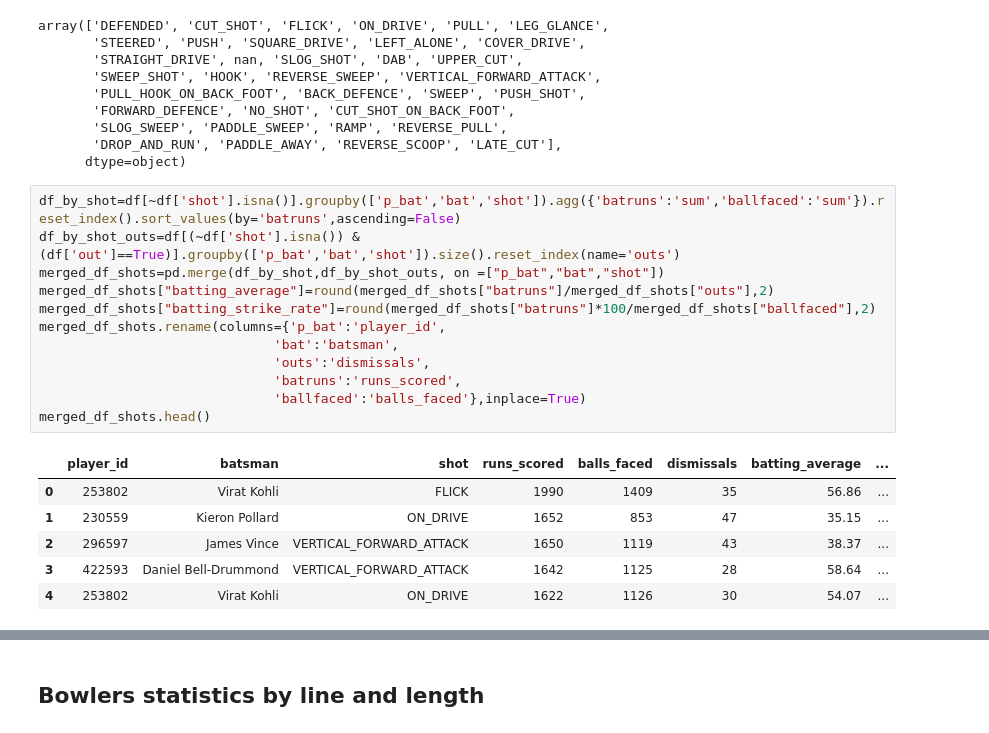
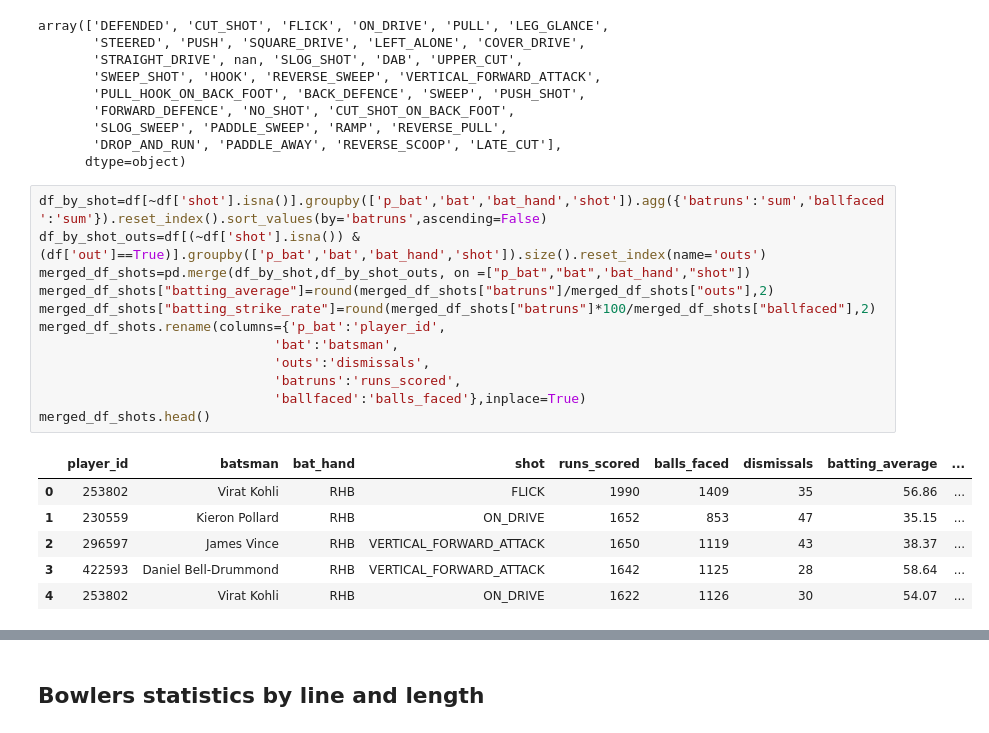
Before and after one commit to aneeshkrishna4739/TextToCSV_WithPandas, a Jupyter notebook: Extract Datasets.ipynb, the cells around one changed output, grey strips where cells are left out. Cells and saved outputs as stored; diff of their text form.

```diff
--- a/Extract Datasets.ipynb
+++ b/Extract Datasets.ipynb
@@ -504,24 +508,24 @@ array(['DEFENDED', 'CUT_SHOT', 'FLICK', 'ON_DRIVE', 'PULL', 'LEG_GLANCE',
        'DROP_AND_RUN', 'PADDLE_AWAY', 'REVERSE_SCOOP', 'LATE_CUT'],
       dtype=object)
 # %%
-df_by_shot=df[~df['shot'].isna()].groupby(['p_bat','bat','shot']).agg({'batruns':'sum','ballfaced':'sum'}).reset_index().sort_values(by='batruns',ascending=False)
-df_by_shot_outs=df[(~df['shot'].isna()) & (df['out']==True)].groupby(['p_bat','bat','shot']).size().reset_index(name='outs')
-merged_df_shots=pd.merge(df_by_shot,df_by_shot_outs, on =["p_bat","bat","shot"])
+df_by_shot=df[~df['shot'].isna()].groupby(['p_bat','bat','bat_hand','shot']).agg({'batruns':'sum','ballfaced':'sum'}).reset_index().sort_values(by='batruns',ascending=False)
+df_by_shot_outs=df[(~df['shot'].isna()) & (df['out']==True)].groupby(['p_bat','bat','bat_hand','shot']).size().reset_index(name='outs')
+merged_df_shots=pd.merge(df_by_shot,df_by_shot_outs, on =["p_bat","bat",'bat_hand',"shot"])
 merged_df_shots["batting_average"]=round(merged_df_shots["batruns"]/merged_df_shots["outs"],2)
 merged_df_shots["batting_strike_rate"]=round(merged_df_shots["batruns"]*100/merged_df_shots["ballfaced"],2)
 merged_df_shots.rename(columns={'p_bat':'player_id',
                               'bat':'batsman',
                               'outs':'dismissals',
                               'batruns':'runs_scored',
                               'ballfaced':'balls_faced'},inplace=True)
 merged_df_shots.head()
 # %% [output]
-|  | player_id | batsman | shot | runs_scored | balls_faced | dismissals | batting_average | ... |
-| 0 | 253802 | Virat Kohli | FLICK | 1990 | 1409 | 35 | 56.86 | ... |
-| 1 | 230559 | Kieron Pollard | ON_DRIVE | 1652 | 853 | 47 | 35.15 | ... |
-| 2 | 296597 | James Vince | VERTICAL_FORWARD_ATTACK | 1650 | 1119 | 43 | 38.37 | ... |
-| 3 | 422593 | Daniel Bell-Drummond | VERTICAL_FORWARD_ATTACK | 1642 | 1125 | 28 | 58.64 | ... |
-| 4 | 253802 | Virat Kohli | ON_DRIVE | 1622 | 1126 | 30 | 54.07 | ... |
+|  | player_id | batsman | bat_hand | shot | runs_scored | balls_faced | dismissals | batting_average | ... |
+| 0 | 253802 | Virat Kohli | RHB | FLICK | 1990 | 1409 | 35 | 56.86 | ... |
+| 1 | 230559 | Kieron Pollard | RHB | ON_DRIVE | 1652 | 853 | 47 | 35.15 | ... |
+| 2 | 296597 | James Vince | RHB | VERTICAL_FORWARD_ATTACK | 1650 | 1119 | 43 | 38.37 | ... |
+| 3 | 422593 | Daniel Bell-Drummond | RHB | VERTICAL_FORWARD_ATTACK | 1642 | 1125 | 28 | 58.64 | ... |
+| 4 | 253802 | Virat Kohli | RHB | ON_DRIVE | 1622 | 1126 | 30 | 54.07 | ... |
 # %%
 merged_df_shots['Country']=merged_df_shots['player_id'].astype(str).map(json_data)
 merged_df_shots.head()
```
Also changed, not shown: parts of 17 cells of this notebook, 15 other files.
